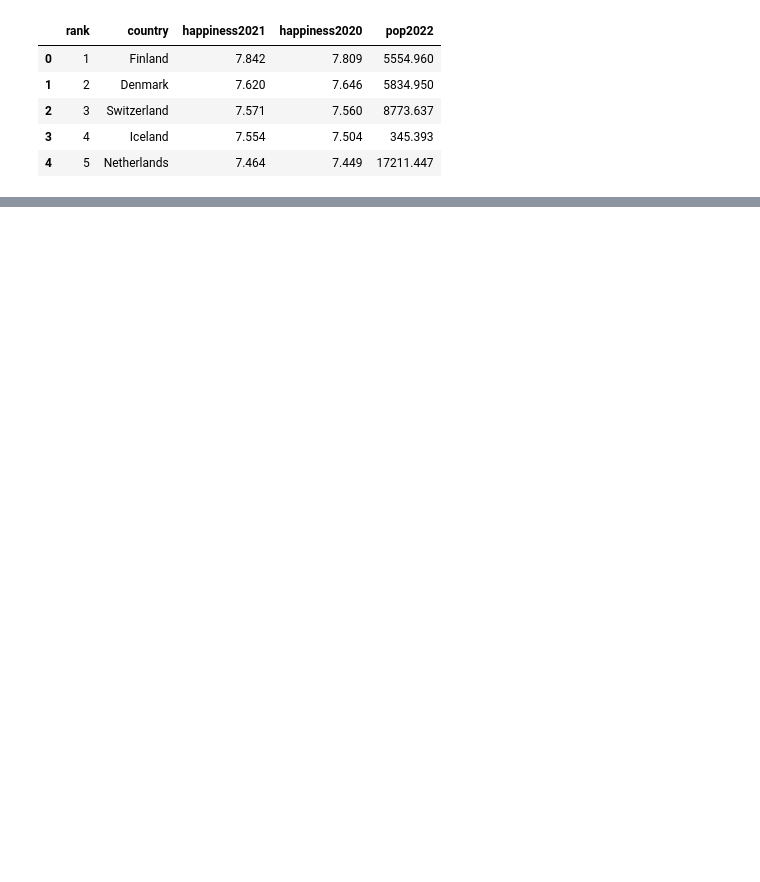
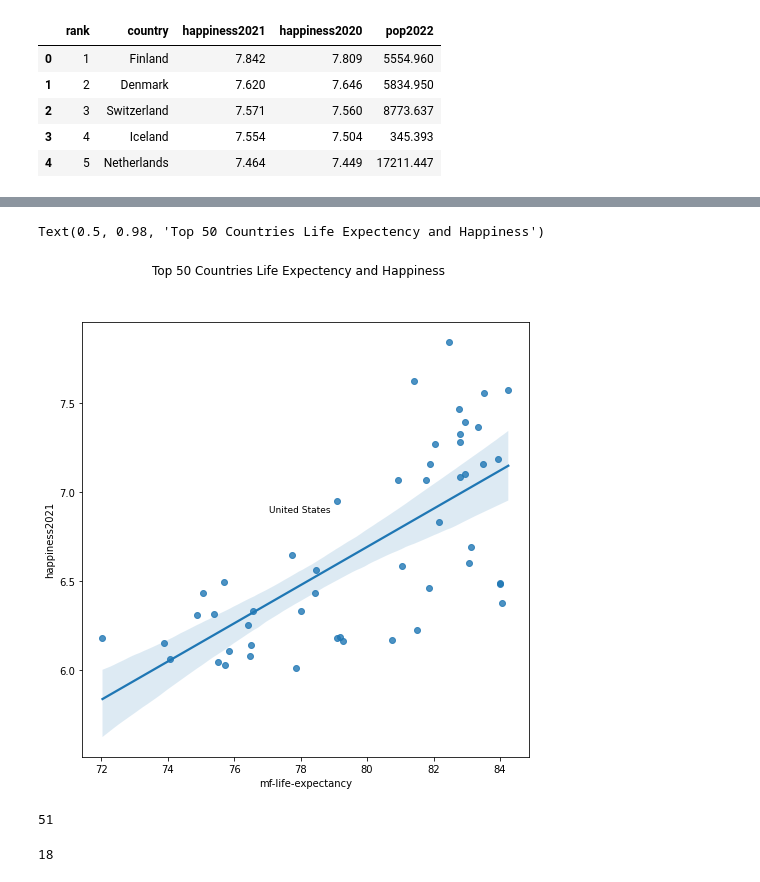
Before and after one commit to noahgift/quality-of-life, a Jupyter notebook: quality_life.ipynb, the cells around one changed output, grey strips where cells are left out. Drawn from its saved outputs; the diff is of its cells as text; code cells hidden in the pictures; blank space fills up the shorter version.

```diff
--- a/quality_life.ipynb
+++ b/quality_life.ipynb
@@ -50,0 +73,18 @@ AttributeError: ignored
+# %%
+df_fifty = df.head(50)
+# %%
+g = sns.regplot(x="mf-life-expectancy", y="happiness2021", data=df_fifty)
+g.figure.set_size_inches(8, 8)
+g.figure.text(0.45, 0.55,'United States', fontsize=9)
+g.figure.suptitle("Top 50 Countries Life Expectency and Happiness")
+# %% [output]
+Text(0.5, 0.98, 'Top 50 Countries Life Expectency and Happiness')
+[figure, added]
+# %%
+life_df.country[life_df.country=='United States'].index[0]
+# %% [output]
+51
+# %%
+happiness_df.country[happiness_df.country=='United States'].index[0]
+# %% [output]
+18
```
Also changed, not shown: parts of 6 cells of this notebook.
